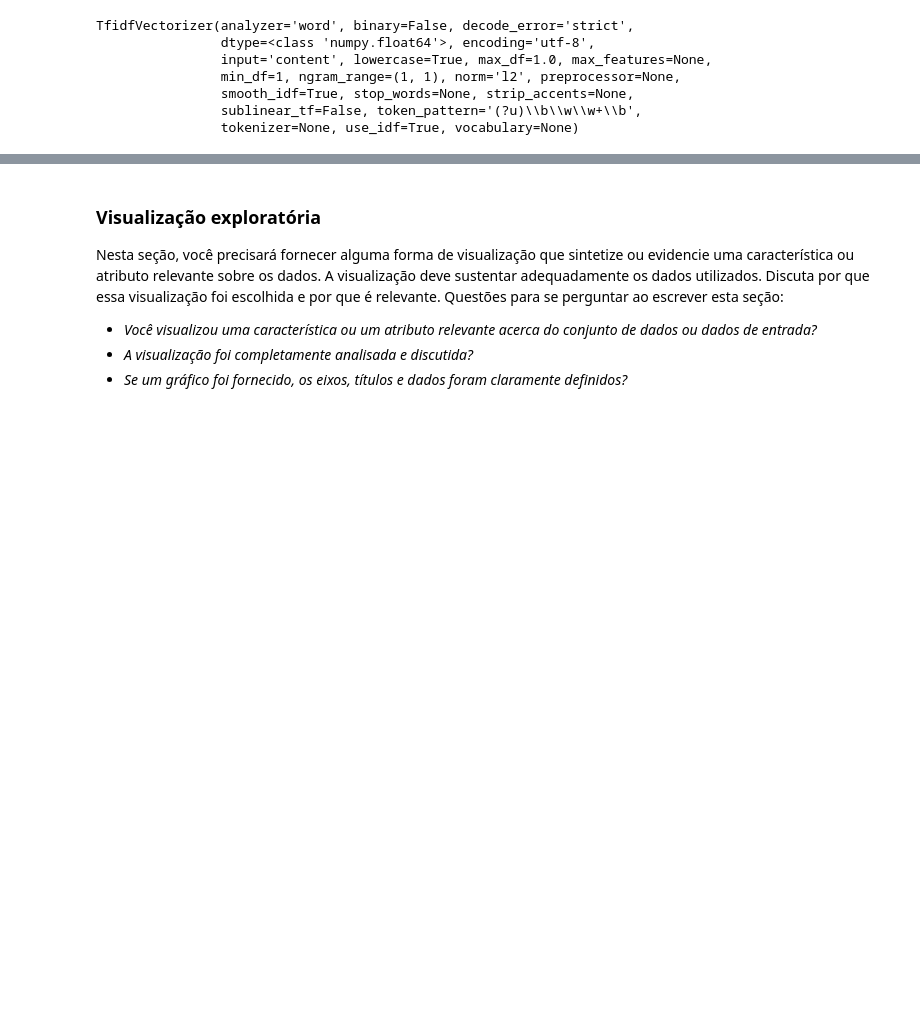
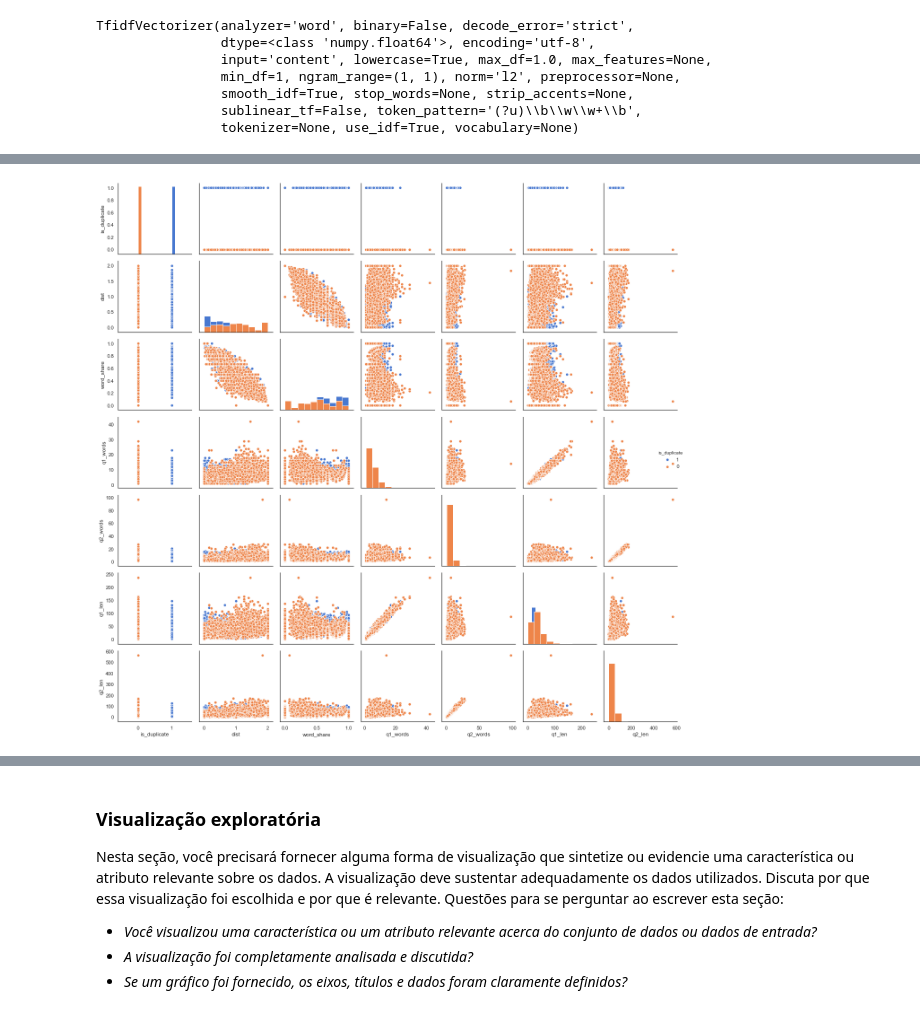
Before and after one commit to pimenta-arthur/quora-question-pairs, a Jupyter notebook: Report.ipynb, the cells around one changed output, grey strips where cells are left out. Saved outputs shown, nothing was run; the diff lists cells and outputs as text; code cells hidden in the pictures; blank space fills up the shorter version.

```diff
--- a/Report.ipynb
+++ b/Report.ipynb
@@ -224,3 +237,12 @@ df_train_balanced.head()
+# %%
+# fig, ax = plt.subplots(figsize=(7, 7), sharex=True)
+sns.set(style="white", palette="muted", color_codes=True)
+#whitegrid
+sns.pairplot(df_train_balanced.drop(['question1', 'question2'], axis=1), hue='is_duplicate', hue_order=[0,1], diag_kind='hist')
+
+plt.tight_layout()
+# %% [output]
+[figure, added]
 # %%
 bins = np.linspace(0, 1, 10)
 
```
Also changed, not shown: parts of 13 cells of this notebook.
